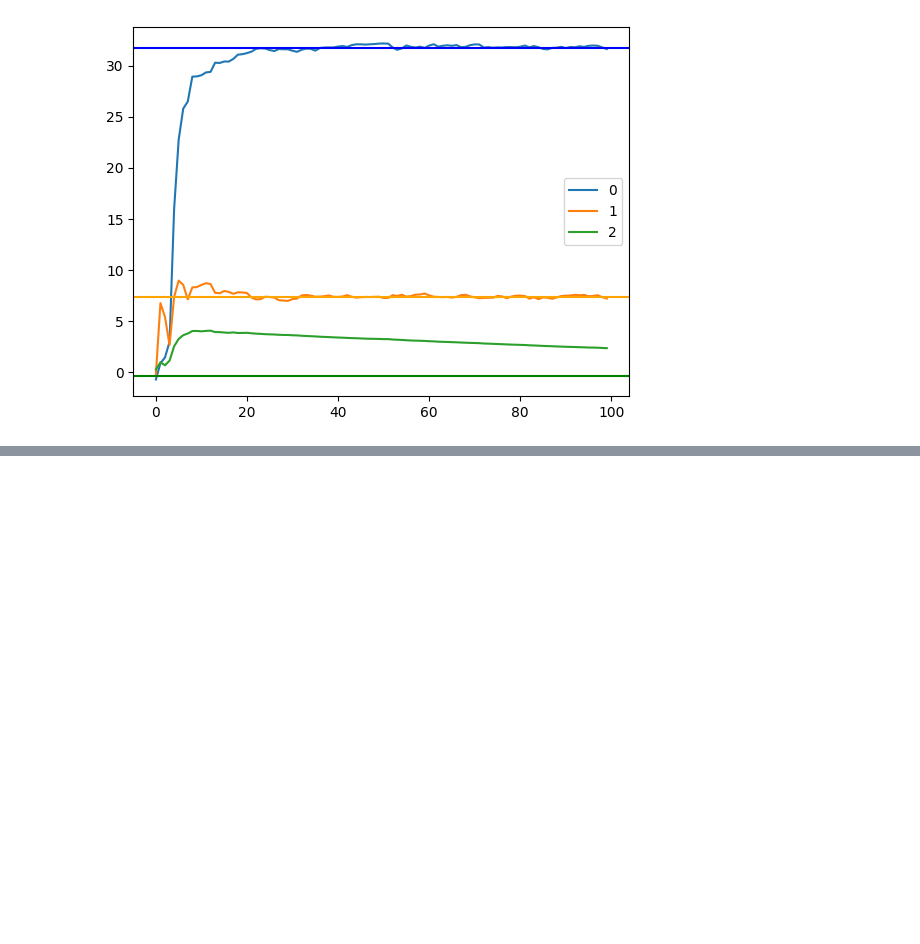
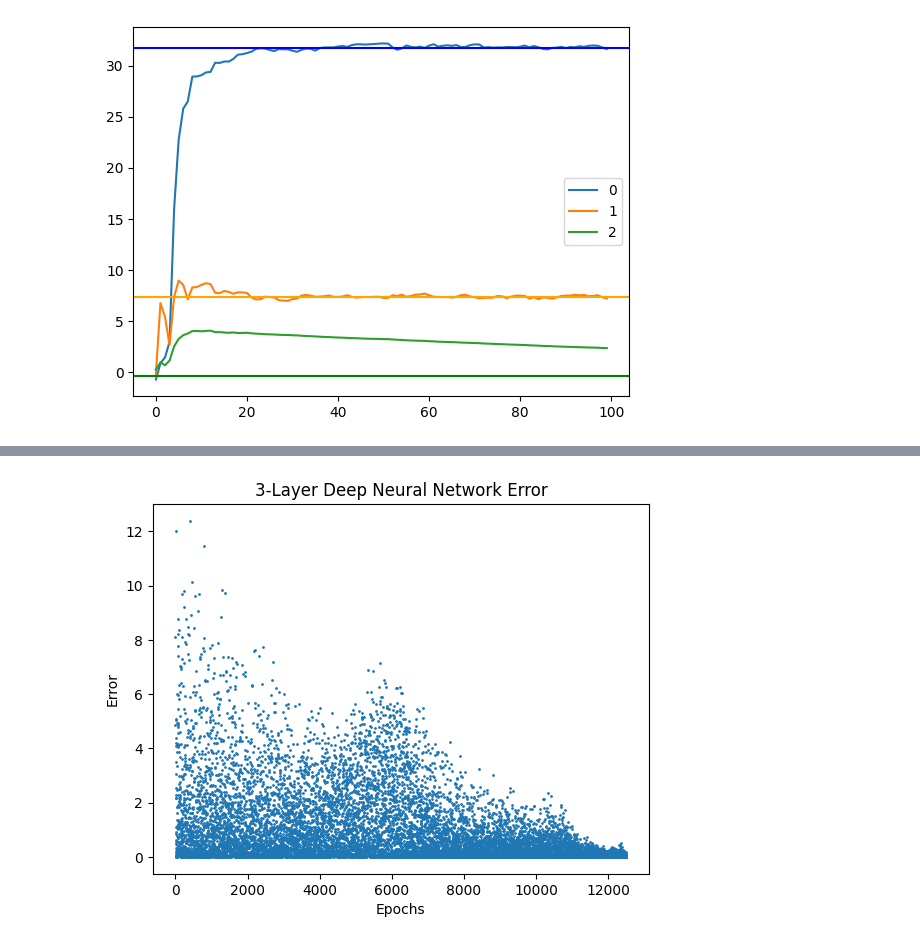
Before and after one commit to jtang25/NeuralNetwork, a Jupyter notebook: test.ipynb, the cells around one changed output, grey strips where cells are left out. Saved outputs shown, nothing was run; the diff lists cells and outputs as text; code cells hidden in the pictures; blank space fills up the shorter version.

```diff
--- a/test.ipynb
+++ b/test.ipynb
@@ -120,0 +261,13 @@ plt.show()
+# %%
+err = error
+err.extend(error2)
+
+err = err[:12500]
+
+plt.scatter(range(len(err)),err, s=1)
+plt.xlabel("Epochs")
+plt.ylabel("Error")
+plt.title("{layers}-Layer Deep Neural Network Error".format(layers=len(model.get_Layers())))
+plt.show()
+# %% [output]
+[figure, added]
```
Also changed, not shown: parts of 6 cells of this notebook, 6 other files.
